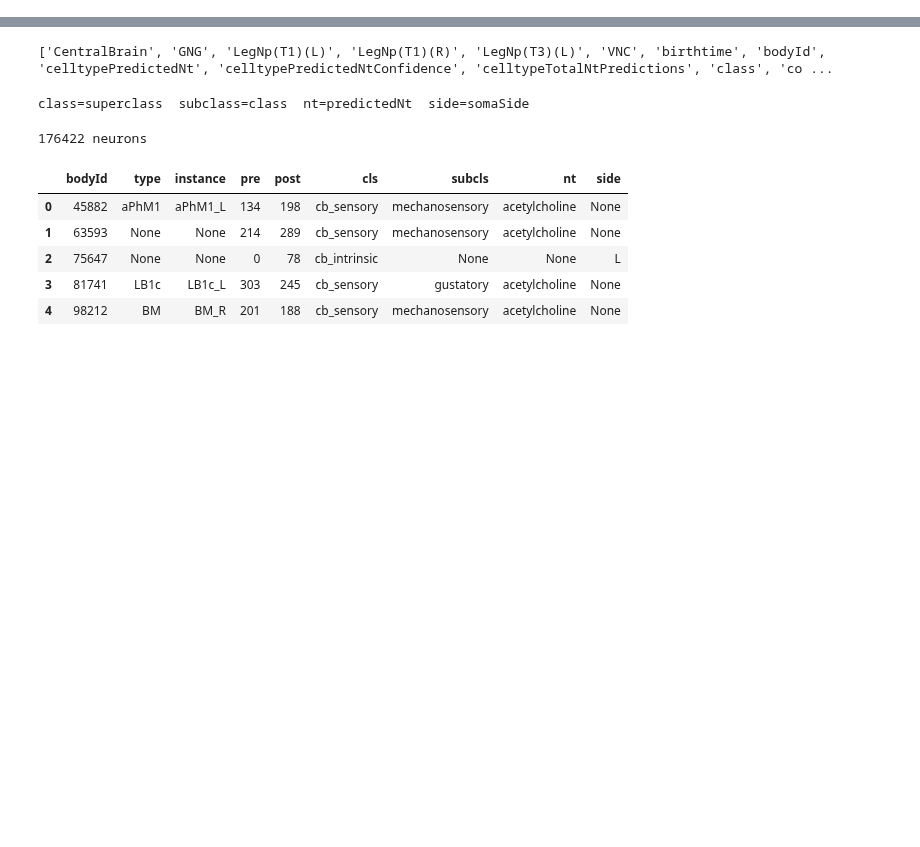
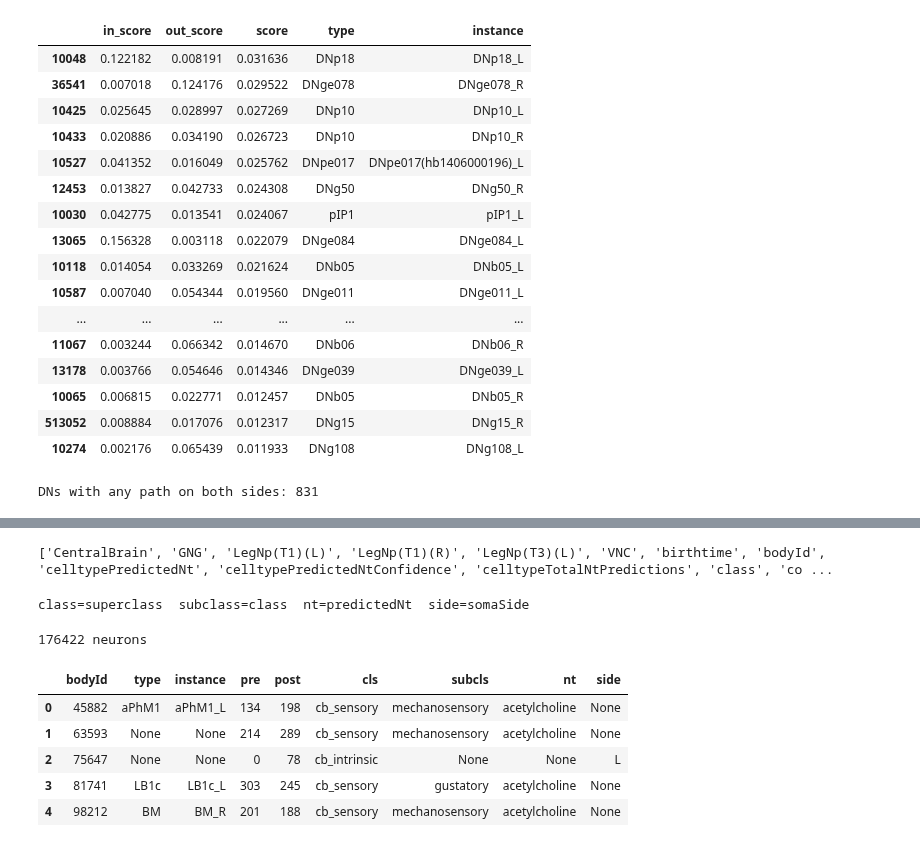
Before and after one commit to Notlord69/arm_simulation, a Jupyter notebook: brain/Notebooks.ipynb, the cells around one changed output, grey strips where cells are left out. Saved outputs shown, nothing was run; the diff lists cells and outputs as text; code cells hidden in the pictures; blank space fills up the shorter version.

```diff
--- a/brain/Notebooks.ipynb
+++ b/brain/Notebooks.ipynb
@@ -16,0 +161,11 @@ Connected to: male-cns:v1.0
+# %%
+# INPUT: Johnston's organ C and E neurons (antennal grooming)
+S = df[(df.cls == 'cb_sensory') & df['type'].astype(str).str.match(r'^JO-(C|E)')]
+print(f"JO-C/E neurons: {len(S)}")
+display(S['type'].value_counts().to_frame('neurons'))
+
+# OUTPUT: T1 motor neurons that leave through the front-leg nerve
+MN = mn_all[mn_all['neuromere'].astype(str).str.contains('T1') & (mn_all['exitNerve'] == 'ProLN')]
+print(f"\nFront-leg (ProLN) motor neurons: {len(MN)}")
+display(MN['side'].value_counts().to_frame('neurons'))
+display(MN['type'].value_counts().head(20).to_frame('neurons'))
@@ -16,0 +209,58 @@ Connected to: male-cns:v1.0
+# %%
+from neuprint import fetch_adjacencies, NeuronCriteria as NC
+
+post_total = neurons.set_index('bodyId')['post']
+
+def edges(src=None, tgt=None):
+    """Connections with ≥5 synapses, as a fraction of the target's total input."""
+    _, conn = fetch_adjacencies(
+        NC(bodyId=list(src)) if src is not None else None,
+        NC(bodyId=list(tgt)) if tgt is not None else None,
+        min_total_weight=5)
+    e = conn.groupby(['bodyId_pre', 'bodyId_post'], as_index=False)['weight'].sum()
+    e['frac'] = e['weight'] / e['bodyId_post'].map(post_total)
+    return e
+
+S_ids, DN_ids, MN_ids = set(S.bodyId), set(DN.bodyId), set(MN.bodyId)
+
+# Input side: sensors -> DN directly, or sensors -> X -> DN
+e1 = edges(src=S_ids)                                   # everything sensors talk to
+e2 = edges(src=set(e1.bodyId_post), tgt=DN_ids)         # those partners -> DNs
+two_in = e1.merge(e2, left_on='bodyId_post', right_on='bodyId_pre', suffixes=('_1', '_2'))
+two_in['path'] = two_in.frac_1 * two_in.frac_2
+in_score = (two_in.groupby('bodyId_post_2')['path'].sum()
+            .add(e1[e1.bodyId_post.isin(DN_ids)].groupby('bodyId_post')['frac'].sum(), fill_value=0))
+
+# Output side: DN -> MN directly, or DN -> Y -> MN
+e3 = edges(tgt=MN_ids)                                  # everything that drives the MNs
+e4 = edges(src=DN_ids, tgt=set(e3.bodyId_pre))          # DNs -> those premotor neurons
+two_out = e4.merge(e3, left_on='bodyId_post', right_on='bodyId_pre', suffixes=('_1', '_2'))
+two_out['path'] = two_out.frac_1 * two_out.frac_2
+out_score = (two_out.groupby('bodyId_pre_1')['path'].sum()
+             .add(e3[e3.bodyId_pre.isin(DN_ids)].groupby('bodyId_pre')['frac'].sum(), fill_value=0))
+
+rank = pd.DataFrame({'in_score': in_score, 'out_score': out_score}).fillna(0)
+rank['score'] = np.sqrt(rank.in_score * rank.out_score)   # must be strong on BOTH sides
+rank = rank.join(DN.set_index('bodyId')[['type', 'instance']]).sort_values('score', ascending=False)
+
+display(rank.head(25))
+print("DNs with any path on both sides:", (rank.score > 0).sum())
+# %% [output]
+|  | in_score | out_score | score | type | instance |
+| 10048 | 0.122182 | 0.008191 | 0.031636 | DNp18 | DNp18_L |
+| 36541 | 0.007018 | 0.124176 | 0.029522 | DNge078 | DNge078_R |
+| 10425 | 0.025645 | 0.028997 | 0.027269 | DNp10 | DNp10_L |
+| 10433 | 0.020886 | 0.034190 | 0.026723 | DNp10 | DNp10_R |
+| 10527 | 0.041352 | 0.016049 | 0.025762 | DNpe017 | DNpe017(hb1406000196)_L |
+| 12453 | 0.013827 | 0.042733 | 0.024308 | DNg50 | DNg50_R |
+| 10030 | 0.042775 | 0.013541 | 0.024067 | pIP1 | pIP1_L |
+| 13065 | 0.156328 | 0.003118 | 0.022079 | DNge084 | DNge084_L |
+| 10118 | 0.014054 | 0.033269 | 0.021624 | DNb05 | DNb05_L |
+| 10587 | 0.007040 | 0.054344 | 0.019560 | DNge011 | DNge011_L |
+| ... | ... | ... | ... | ... | ... |
+| 11067 | 0.003244 | 0.066342 | 0.014670 | DNb06 | DNb06_R |
+| 13178 | 0.003766 | 0.054646 | 0.014346 | DNge039 | DNge039_L |
+| 10065 | 0.006815 | 0.022771 | 0.012457 | DNb05 | DNb05_R |
+| 513052 | 0.008884 | 0.017076 | 0.012317 | DNg15 | DNg15_R |
+| 10274 | 0.002176 | 0.065439 | 0.011933 | DNg108 | DNg108_L |
+DNs with any path on both sides: 831
```
Also changed, not shown: parts of 7 cells of this notebook, 2 other files.
